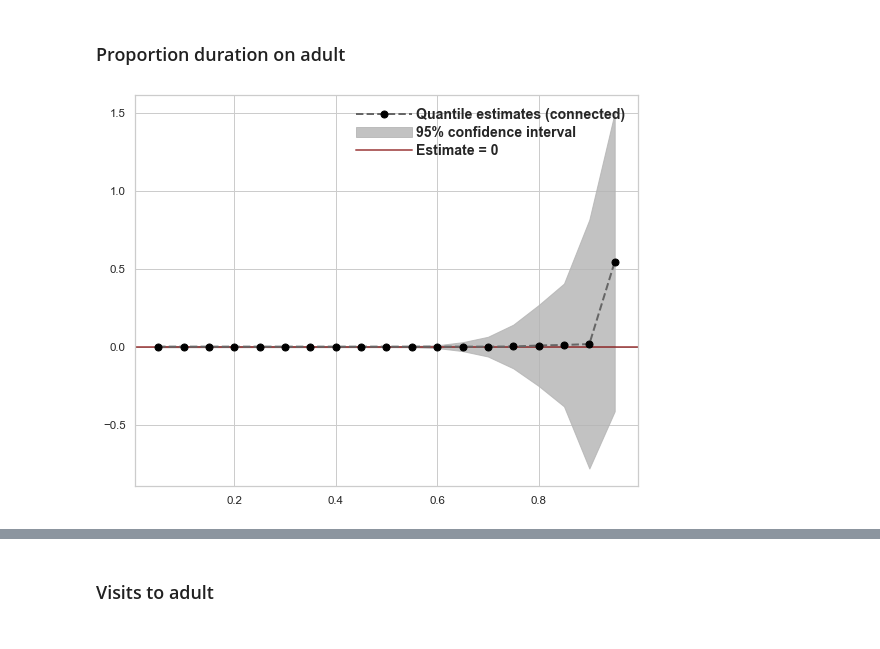
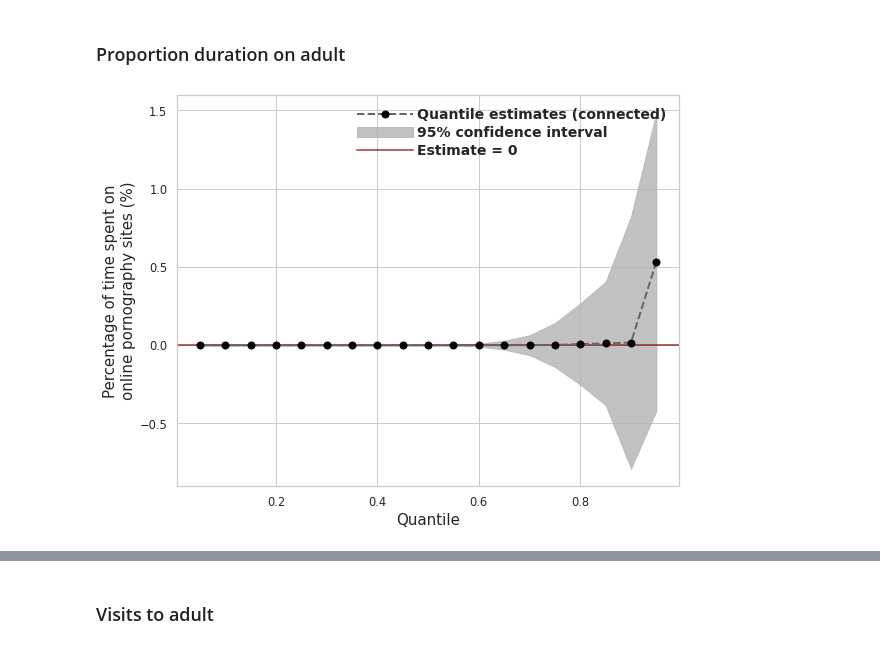
Before and after one commit to soodoku/adult, a Jupyter notebook: scripts/31_quantile_reg_covariates.ipynb, the cells around one changed output, grey strips where cells are left out. Cells and saved outputs as stored; diff of their text form; code cells hidden in the pictures.

```diff
--- a/scripts/31_quantile_reg_covariates.ipynb
+++ b/scripts/31_quantile_reg_covariates.ipynb
@@ -184,34 +186,36 @@ plt.fill_between(
     quantile_results["ll"],
     quantile_results["hl"],
     **opts_fillbetween
 )
 plt.axhline(y=0, **opts_0yline)
 ax.set_xlabel("Quantile", fontsize=15)
 ax.set_ylabel("Percentage time on pornographic sites", fontsize=15)
 # Custom Legend
 quantile_estimates = mlines.Line2D([], [],
                                    marker='o', ls="--",
                                    **opts_connected_line,
                                    label='Quantile estimates (connected)',
                                   )
 ci = mpatches.Patch(**opts_fillbetween, label='95% confidence interval')
 yline0 = mlines.Line2D([], [],
                        **opts_0yline,
                        label="Estimate = 0"
                       )
 custom_legend = plt.legend(
     handles=[quantile_estimates, ci, yline0],
     handlelength=4,
     handletextpad=.3,
     labelspacing=.3,
     frameon=False,
     prop={'weight':'bold', "size":14},
     loc="best",
 #     title_fontproperties={'weight':'bold', 'size':14},
 )
+ax.set_xlabel("Quantile", fontsize=15)
+ax.set_ylabel("Percentage of time spent on\nonline pornography sites (%)", fontsize=15)
 save_mpl_fig(os.path.join(FIGSAVEDIR, savepath))
 # %% [output]
-[figure, old version]
+[figure, new version]
 # %%
 # Get tables
 regtab_frag, regtab = esttab_ols_quantile(y=outcome, x="rep", z=z, quantiles=quantiles, df=df_ind)
```
Also changed, not shown: parts of 5 cells of this notebook, 1 other file.
